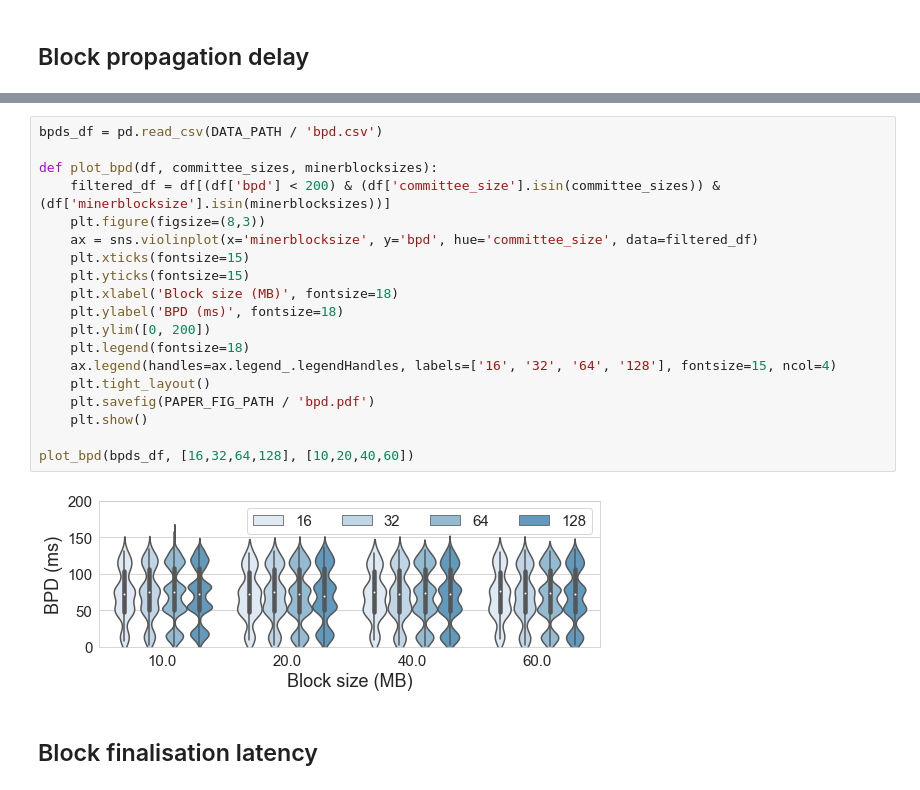
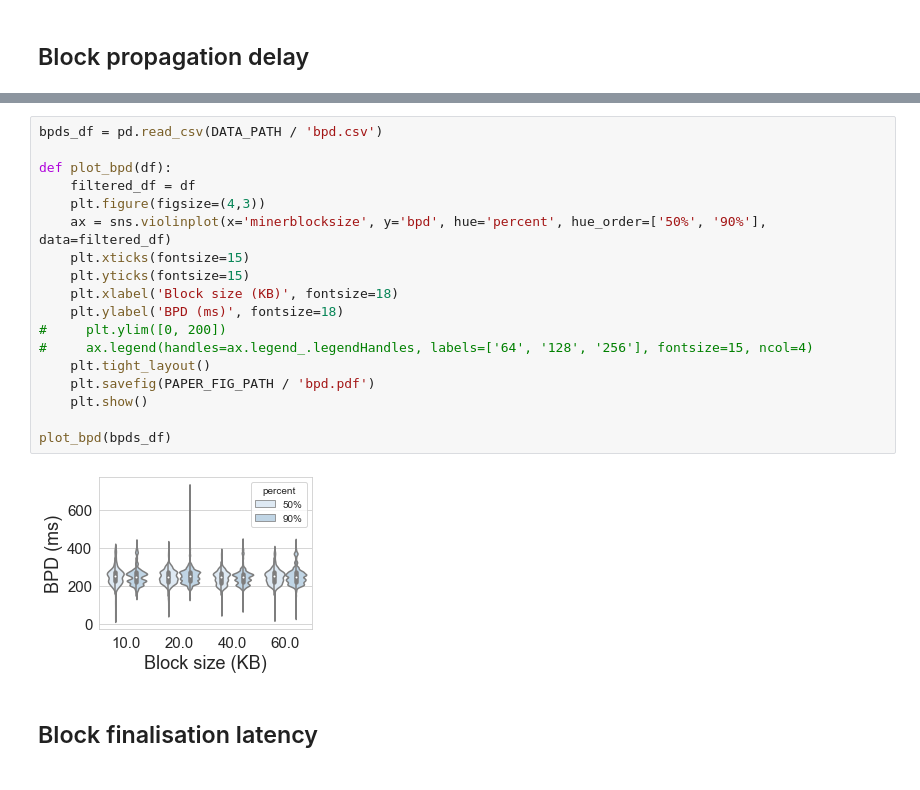
Before and after one commit to SebastianElvis/ebft, a Jupyter notebook: evaluation/analysis.ipynb, the cells around one changed output, grey strips where cells are left out. Drawn from its saved outputs; the diff is of its cells as text.

```diff
--- a/evaluation/analysis.ipynb
+++ b/evaluation/analysis.ipynb
@@ -198,24 +194,23 @@ bpds_df = save_bpds_stats('none', [256], 2, [10,20,40,60], block_interval=1, epo
 # %%
 bpds_df = pd.read_csv(DATA_PATH / 'bpd.csv')
 
-def plot_bpd(df, committee_sizes, minerblocksizes):
-    filtered_df = df[(df['bpd'] < 200) & (df['committee_size'].isin(committee_sizes)) & (df['minerblocksize'].isin(minerblocksizes))]
-    plt.figure(figsize=(8,3))
-    ax = sns.violinplot(x='minerblocksize', y='bpd', hue='committee_size', data=filtered_df)
+def plot_bpd(df):
+    filtered_df = df
+    plt.figure(figsize=(4,3))
+    ax = sns.violinplot(x='minerblocksize', y='bpd', hue='percent', hue_order=['50%', '90%'], data=filtered_df)
     plt.xticks(fontsize=15)
     plt.yticks(fontsize=15)
-    plt.xlabel('Block size (MB)', fontsize=18)
+    plt.xlabel('Block size (KB)', fontsize=18)
     plt.ylabel('BPD (ms)', fontsize=18)
-    plt.ylim([0, 200])
-    plt.legend(fontsize=18)
-    ax.legend(handles=ax.legend_.legendHandles, labels=['16', '32', '64', '128'], fontsize=15, ncol=4)
+#     plt.ylim([0, 200])
+#     ax.legend(handles=ax.legend_.legendHandles, labels=['64', '128', '256'], fontsize=15, ncol=4)
     plt.tight_layout()
     plt.savefig(PAPER_FIG_PATH / 'bpd.pdf')
     plt.show()
 
-plot_bpd(bpds_df, [16,32,64,128], [10,20,40,60])
+plot_bpd(bpds_df)
 # %% [output]
-[figure, old version]
+[figure, new version]
 # %% [markdown]
 ## Block finalisation latency
 # %%
```
Also changed, not shown: parts of 1 cell of this notebook, 2 other files.
